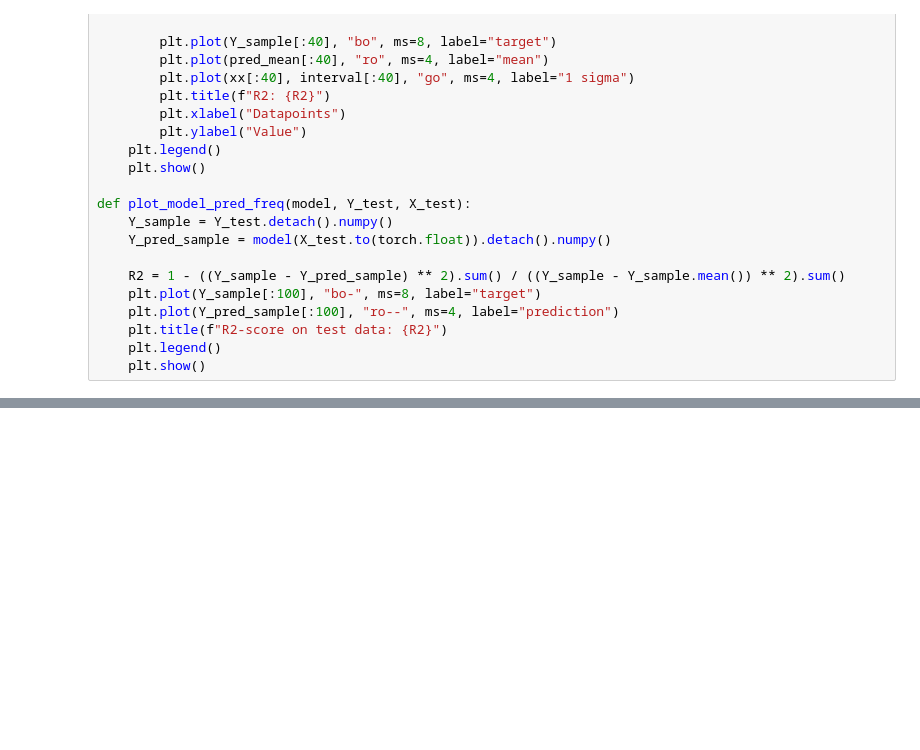
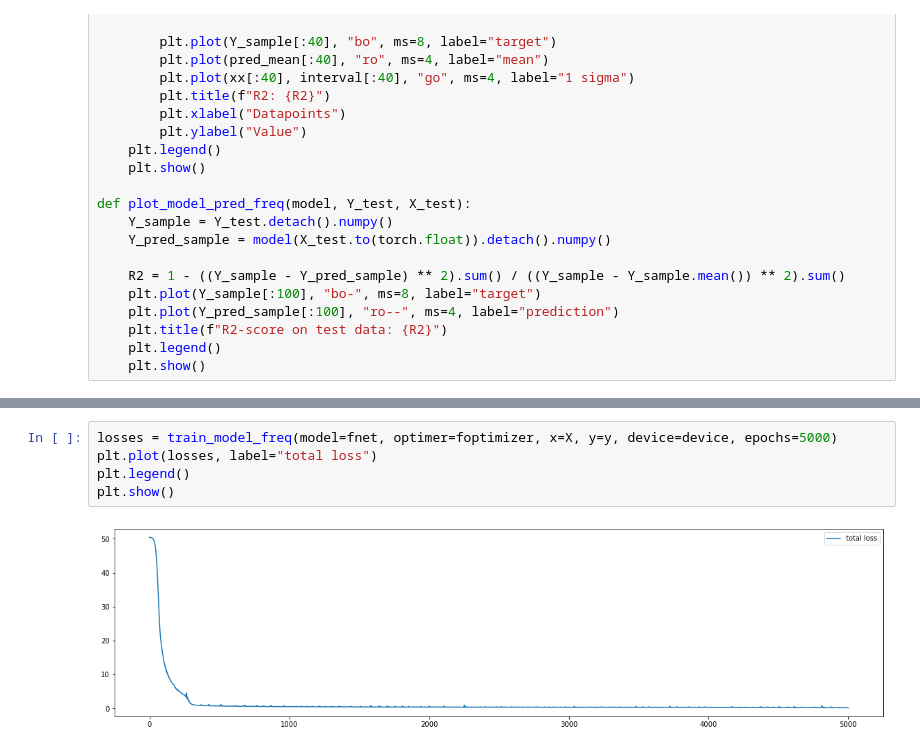
Before and after one commit to Haakooto/CS282_final_project, a Jupyter notebook: code/sinusoid.ipynb, the cells around one changed output, grey strips where cells are left out. Drawn from its saved outputs; the diff is of its cells as text; blank space fills up the shorter version.

```diff
--- a/code/sinusoid.ipynb
+++ b/code/sinusoid.ipynb
@@ -157,0 +172,7 @@ plt.show()
+# %%
+losses = train_model_freq(model=fnet, optimer=foptimizer, x=X, y=y, device=device, epochs=5000)
+plt.plot(losses, label="total loss")
+plt.legend()
+plt.show()
+# %% [output]
+[figure, added]
```
Also changed, not shown: parts of 10 cells of this notebook.
